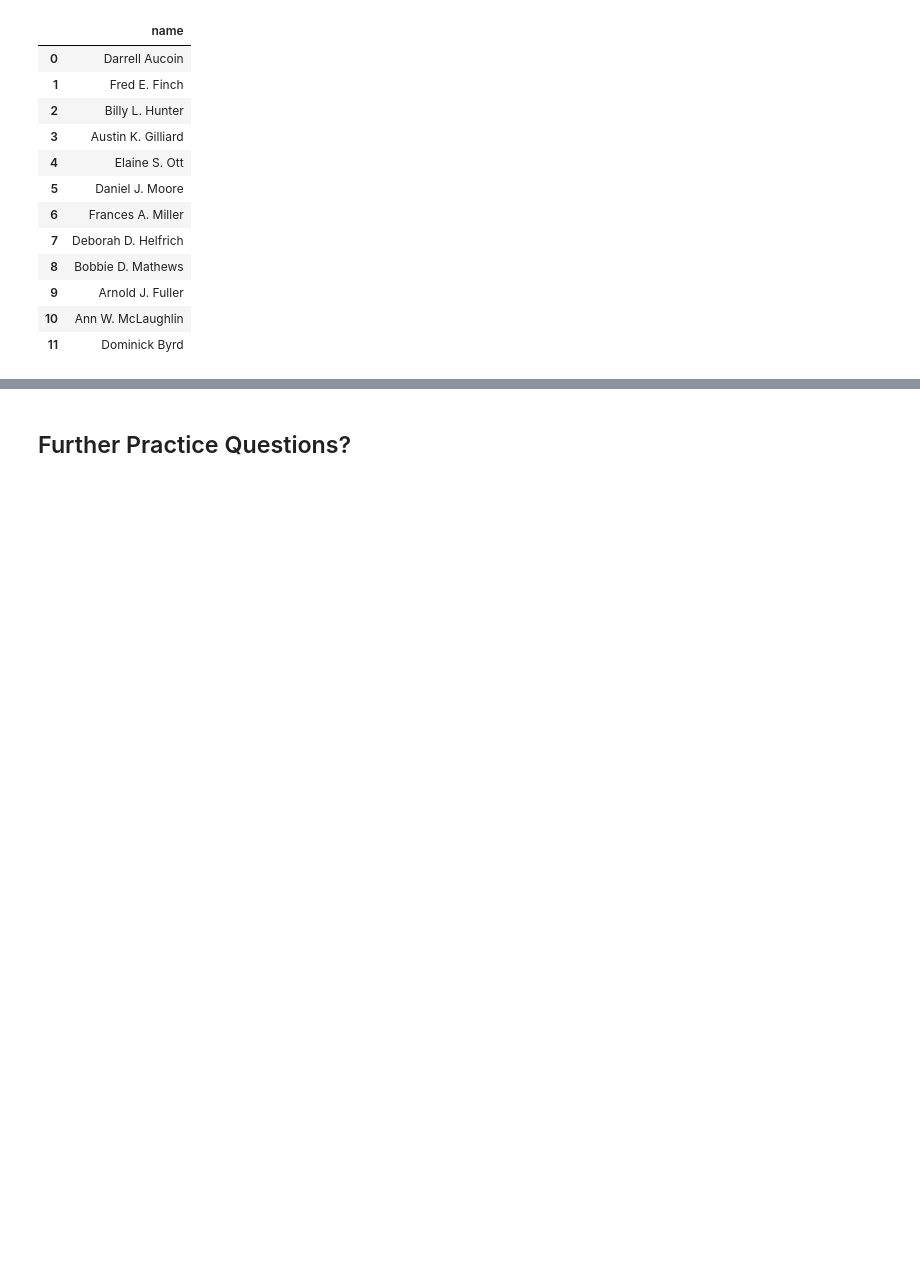
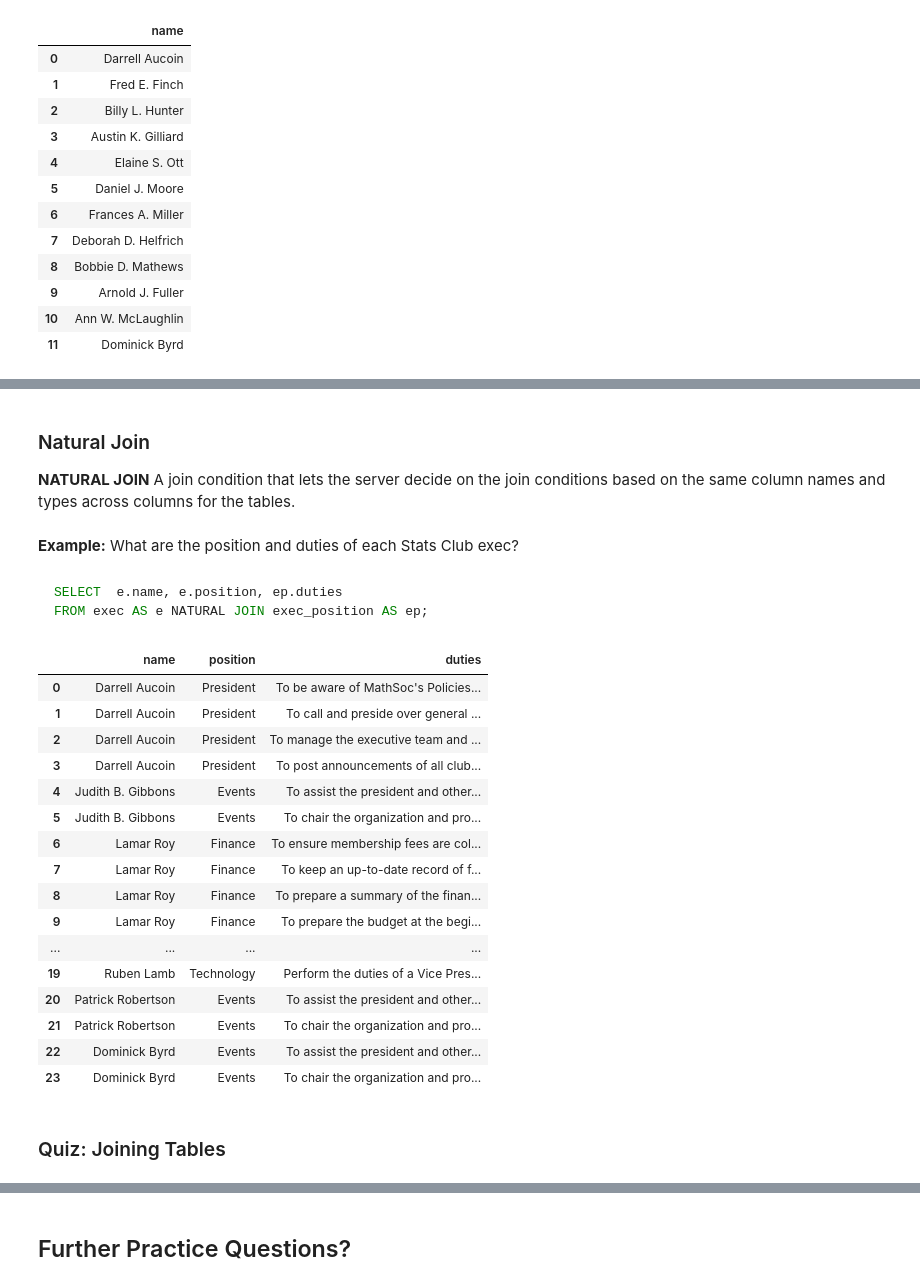
Before and after one commit to DarrellAucoin/IntroSQL, a Jupyter notebook: Intro_SQL_Presentation.ipynb, the cells around one changed output, grey strips where cells are left out. Drawn from its saved outputs; the diff is of its cells as text; code cells hidden in the pictures; blank space fills up the shorter version.

````diff
--- a/Intro_SQL_Presentation.ipynb
+++ b/Intro_SQL_Presentation.ipynb
@@ -1048,0 +1368,34 @@ WHERE name BETWEEN 'A' AND 'G'", con)
+# %% [markdown]
+### Natural Join
+__NATURAL JOIN__ A join condition that lets the server decide on the join conditions based on the same column names and types across columns for the tables.
+# %% [markdown]
+__Example:__ What are the position and duties of each Stats Club exec?
+# %% [markdown]
+```SQL
+SELECT  e.name, e.position, ep.duties
+FROM exec AS e NATURAL JOIN exec_position AS ep;
+```
+# %%
+pd.read_sql_query(
+"SELECT  e.name, e.position, ep.duties \
+FROM exec AS e NATURAL JOIN exec_position AS ep", con)
+# %% [output]
+|  | name | position | duties |
+| 0 | Darrell Aucoin | President | To be aware of MathSoc's Policies... |
+| 1 | Darrell Aucoin | President | To call and preside over general ... |
+| 2 | Darrell Aucoin | President | To manage the executive team and ... |
+| 3 | Darrell Aucoin | President | To post announcements of all club... |
+| 4 | Judith B. Gibbons | Events | To assist the president and other... |
+| 5 | Judith B. Gibbons | Events | To chair the organization and pro... |
+| 6 | Lamar Roy | Finance | To ensure membership fees are col... |
+| 7 | Lamar Roy | Finance | To keep an up-to-date record of f... |
+| 8 | Lamar Roy | Finance | To prepare a summary of the finan... |
+| 9 | Lamar Roy | Finance | To prepare the budget at the begi... |
+| ... | ... | ... | ... |
+| 19 | Ruben Lamb | Technology | Perform the duties of a Vice Pres... |
+| 20 | Patrick Robertson | Events | To assist the president and other... |
+| 21 | Patrick Robertson | Events | To chair the organization and pro... |
+| 22 | Dominick Byrd | Events | To assist the president and other... |
+| 23 | Dominick Byrd | Events | To chair the organization and pro... |
+# %% [markdown]
+### Quiz: Joining Tables
````
Also changed, not shown: parts of 213 cells of this notebook, 14 other files.
